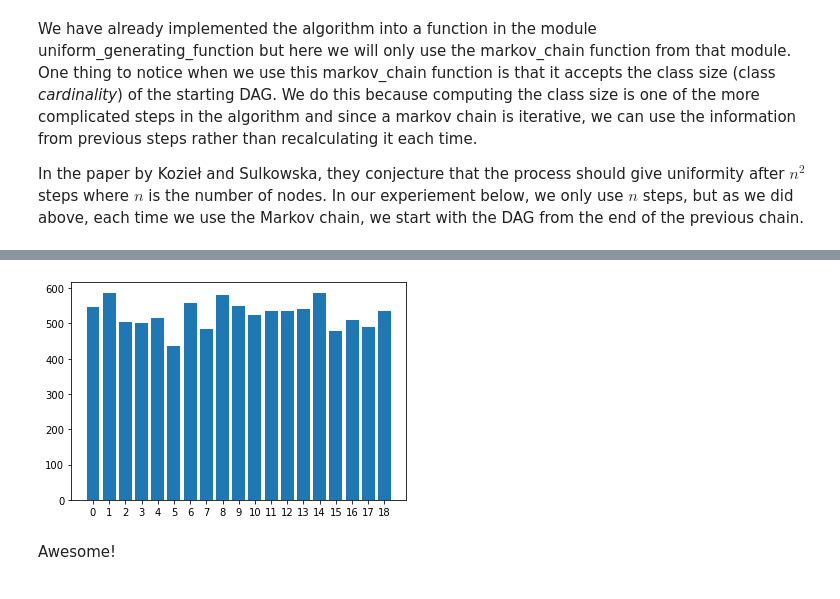
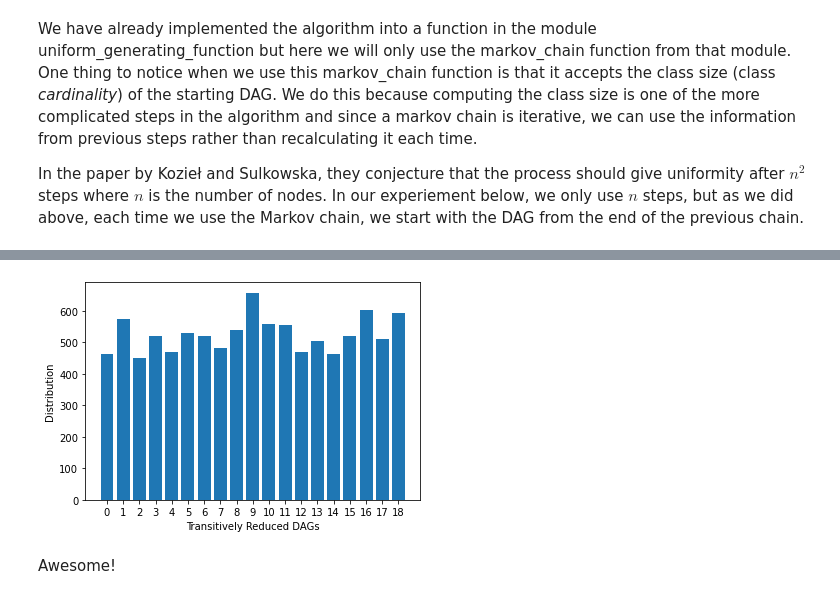
Before and after one commit to Upset-Downset/UpsetDownset, a Jupyter notebook: generating_tr_dags.ipynb, the cells around one changed output, grey strips where cells are left out. Saved outputs shown, nothing was run; the diff lists cells and outputs as text; code cells hidden in the pictures.

Commit message:
Add files via upload
added a plotter to the dag generating notebook
made the markov chain in randomDag return class cardinality.

```diff
--- a/generating_tr_dags.ipynb
+++ b/generating_tr_dags.ipynb
@@ -117,3 +117,15 @@ Now let's plot the distribution to see how naive we were (run the code below).
+# %%
+#A simple plotting function to plot the distribution of DAGs and tr DAGs.
+#We use this throughout, so make sure to run this cell.
+def plot_dist(labels, values, tr=False):
+    fig, ax = plt.subplots()
+    ax.bar(labels, values)
+    if tr == True:
+        plt.xlabel('Transitively Reduced DAGs')
+    else:
+        plt.xlabel('DAGs')
+    plt.ylabel('Distribution')
+    plt.show()
 # %%
 labels = [str(i) for i in range(len(naive_distibution))]
 values = list(naive_distibution.values())
@@ -472,7 +476,7 @@ cc = 1 #don't change
 #generate a 10^k number of DAGs
 k = 4
 for i in range(10**k):
-    X = X, cc = tr_dag_markov_chain(X, n, cc=cc)
+    X, cc = tr_dag_markov_chain(X, n, cc=cc)
 
     #We only store the transitive reduction of the output of the markov chain.
     Y = digraph.transitive_reduction(X)
@@ -491,11 +505,9 @@ ValueError: too many values to unpack (expected 2)
 # %%
 labels = [str(i) for i in range(len(uniform_tr_dag_distibution_mc))]
 values = list(uniform_tr_dag_distibution_mc.values())
-fig, ax = plt.subplots()
-ax.bar(labels, values)
-plt.show()
+plot_dist(labels, values, tr=True)
 # %% [output]
-[figure, old version]
+[figure, new version]
 # %% [markdown]
 Awesome!
 # %% [markdown]
```
Also changed, not shown: parts of 6 cells of this notebook, 1 other file.
